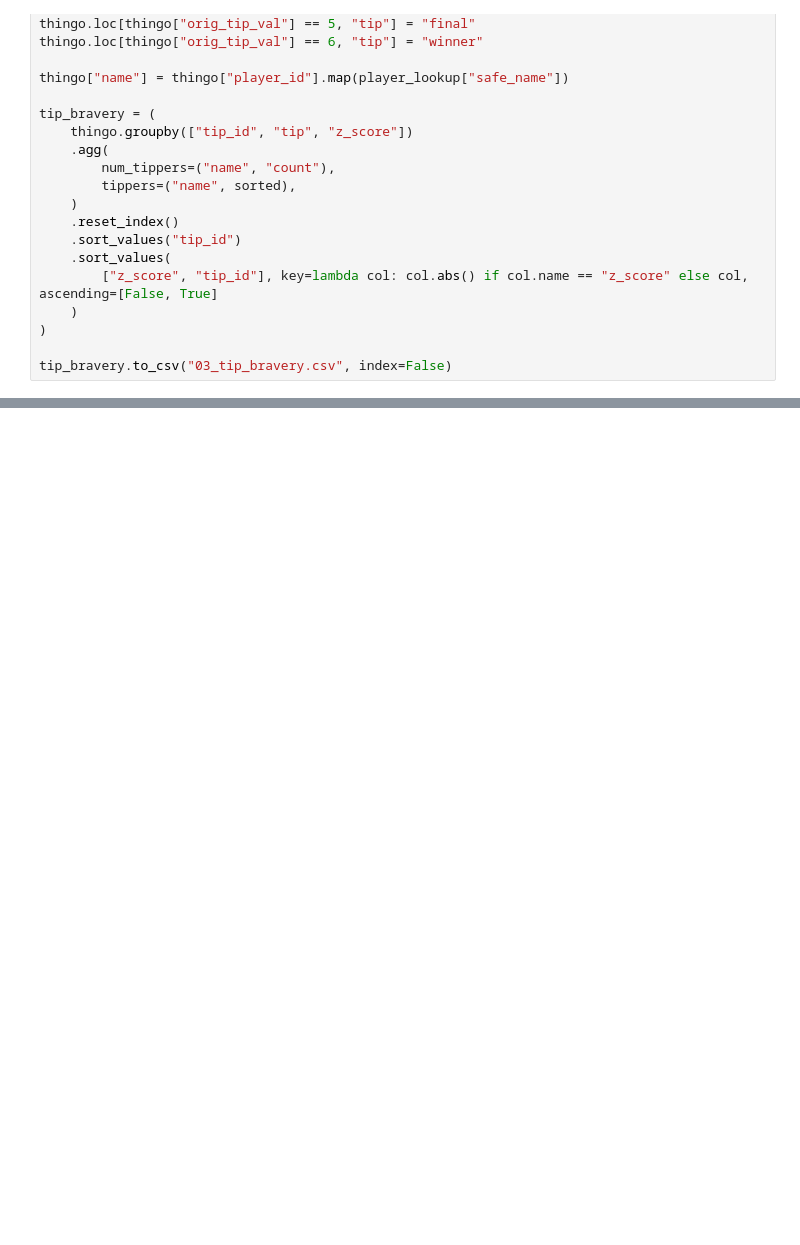
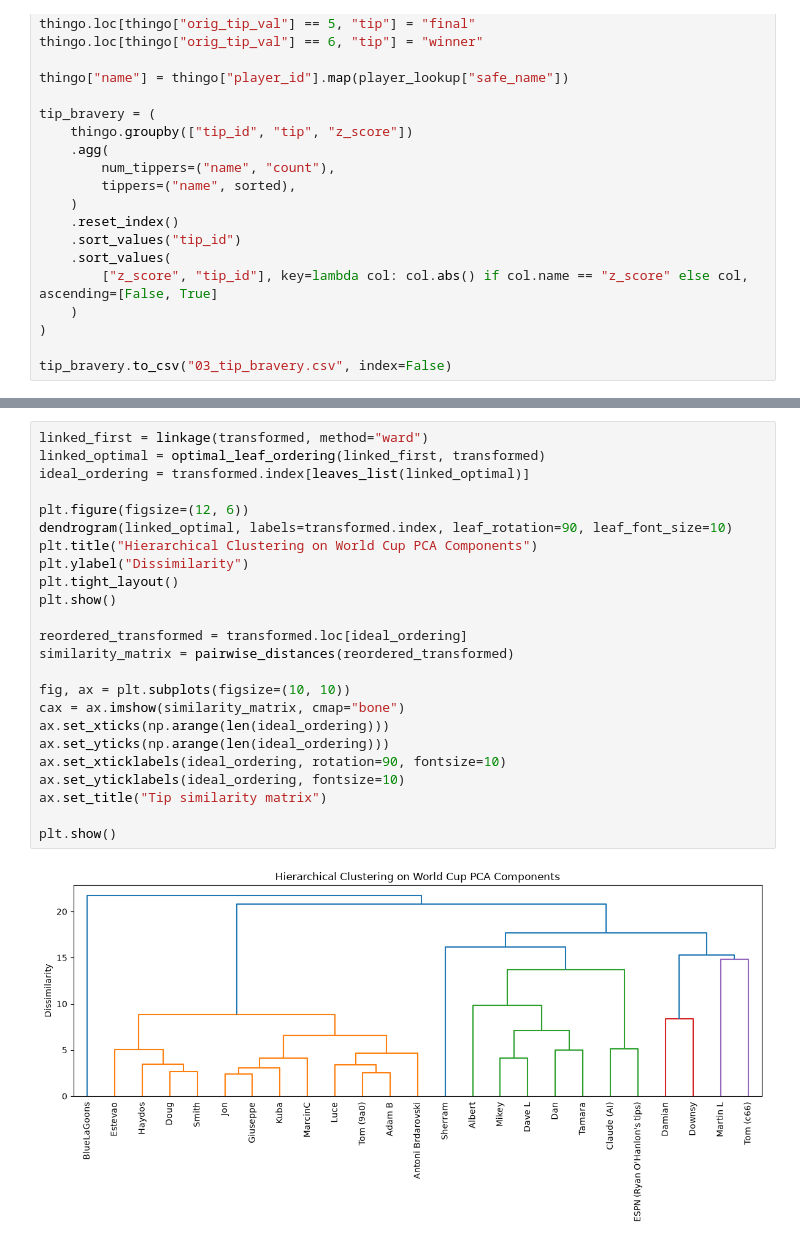
Before and after one commit to adambasile/wc26-tipping, a Jupyter notebook: 03_analyse.ipynb, the cells around one changed output, grey strips where cells are left out. Cells and saved outputs as stored; diff of their text form; blank space fills up the shorter version.

```diff
--- a/03_analyse.ipynb
+++ b/03_analyse.ipynb
@@ -57,0 +90,26 @@ tip_bravery.to_csv("03_tip_bravery.csv", index=False)
+# %%
+linked_first = linkage(transformed, method="ward")
+linked_optimal = optimal_leaf_ordering(linked_first, transformed)
+ideal_ordering = transformed.index[leaves_list(linked_optimal)]
+
+plt.figure(figsize=(12, 6))
+dendrogram(linked_optimal, labels=transformed.index, leaf_rotation=90, leaf_font_size=10)
+plt.title("Hierarchical Clustering on World Cup PCA Components")
+plt.ylabel("Dissimilarity")
+plt.tight_layout()
+plt.show()
+
+reordered_transformed = transformed.loc[ideal_ordering]
+similarity_matrix = pairwise_distances(reordered_transformed)
+
+fig, ax = plt.subplots(figsize=(10, 10))
+cax = ax.imshow(similarity_matrix, cmap="bone")
+ax.set_xticks(np.arange(len(ideal_ordering)))
+ax.set_yticks(np.arange(len(ideal_ordering)))
+ax.set_xticklabels(ideal_ordering, rotation=90, fontsize=10)
+ax.set_yticklabels(ideal_ordering, fontsize=10)
+ax.set_title("Tip similarity matrix")
+
+plt.show()
+# %% [output]
+[figure, added]
```
Also changed, not shown: parts of 5 cells of this notebook, 2 other files.
